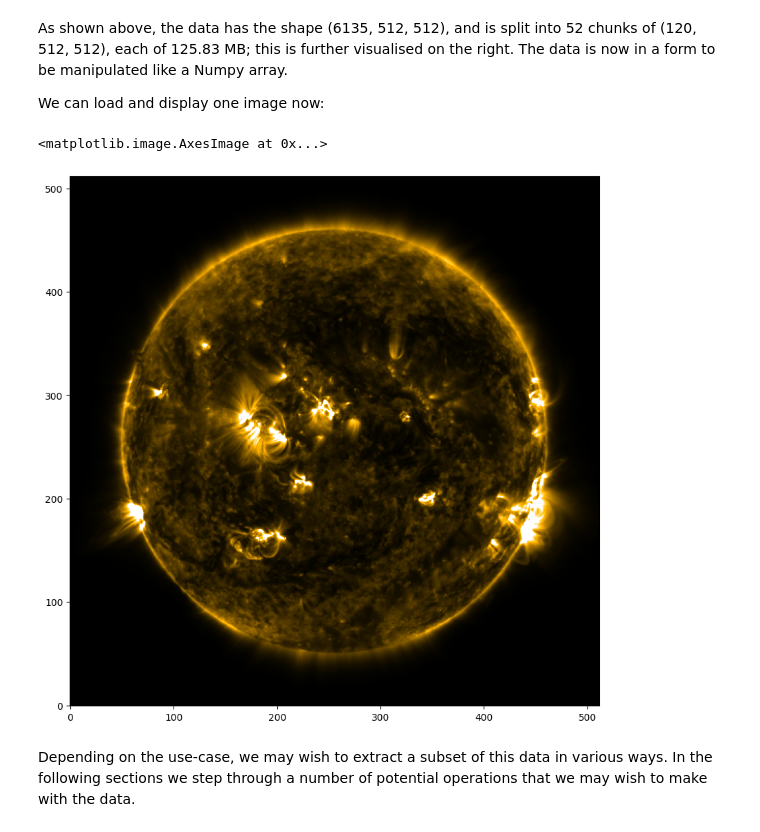
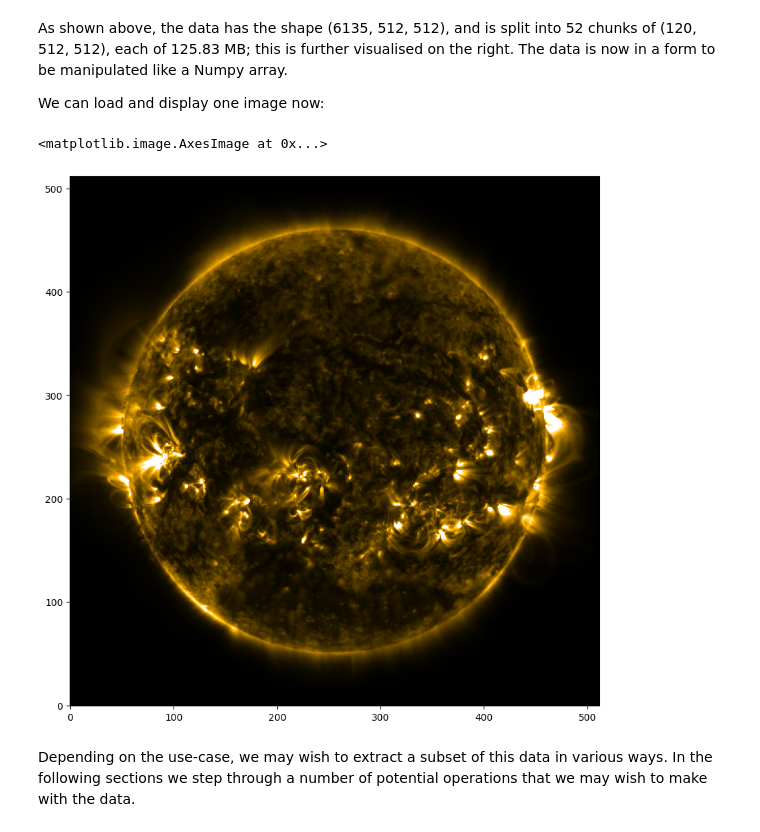
Before and after one commit to aishstronomer/flare-finder, a Jupyter notebook: sdoml_dataset_colab_aws_ask.ipynb, the cells around one changed output. Saved outputs shown, nothing was run; the diff lists cells and outputs as text; code cells hidden in the pictures.

```diff
--- a/sdoml_dataset_colab_aws_ask.ipynb
+++ b/sdoml_dataset_colab_aws_ask.ipynb
@@ -188,14 +168,14 @@ all_image
 As shown above, the data has the shape (6135, 512, 512), and is split into 52 chunks of (120, 512, 512), each of 125.83 MB; this is further visualised on the right. The data is now in a form to be manipulated like a Numpy array.
 
 We can load and display one image now:
-# %%
-image=all_image[6000,:,:]
-plt.figure(figsize=(10,10))
-colormap = plt.get_cmap('sdoaia171')
-plt.imshow(image,origin='lower',vmin=10,vmax=1000,cmap=colormap)
-# %% [output]
-<matplotlib.image.AxesImage at 0x...>
-[figure, removed]
+# %%
+image=all_image[15557,:,:]
+plt.figure(figsize=(10,10))
+colormap = plt.get_cmap('sdoaia171')
+plt.imshow(image,origin='lower',vmin=10,vmax=1000,cmap=colormap)
+# %% [output]
+<matplotlib.image.AxesImage at 0x...>
+[figure, added]
 # %% [markdown]
 Depending on the use-case, we may wish to extract a subset of this data in various ways. In the following sections we step through a number of potential operations that we may wish to make with the data.
 # %% [markdown]
```
Also changed, not shown: parts of 30 cells of this notebook.
